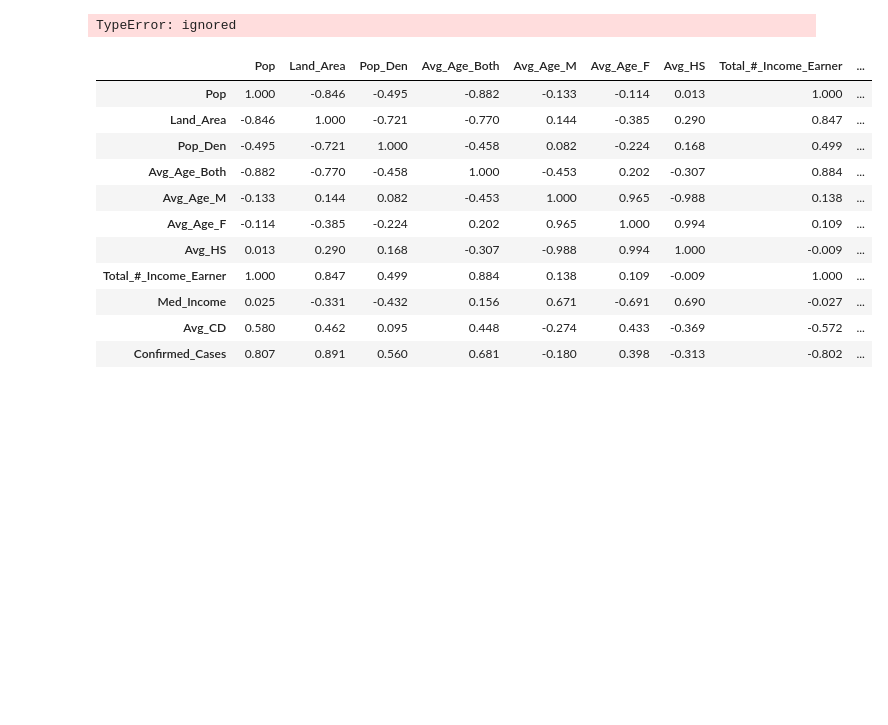
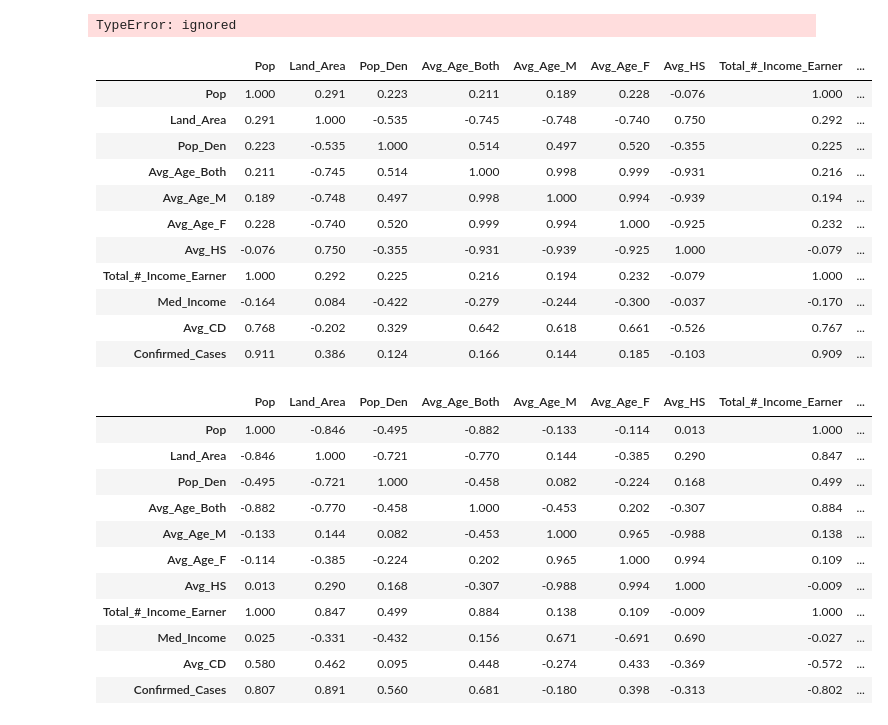
Before and after one commit to AI-Samoyed/COVID-Machine-Learning-, a Jupyter notebook: COVID_Master_Corrplot.ipynb, the cells around one changed output. Saved outputs shown, nothing was run; the diff lists cells and outputs as text; code cells hidden in the pictures; blank space fills up the shorter version.

```diff
--- a/COVID_Master_Corrplot.ipynb
+++ b/COVID_Master_Corrplot.ipynb
@@ -145,6 +145,21 @@ Successfully built pingouin outdated littleutils
 Installing collected packages: pandas-flavor, littleutils, outdated, pingouin
 Successfully installed littleutils-0.2.2 outdated-0.2.0 pandas-flavor-0.2.0 pingouin-0.3.8
 TypeError: ignored
+# %%
+new_prov.corr().round(3)
+# %% [output]
+|  | Pop | Land_Area | Pop_Den | Avg_Age_Both | Avg_Age_M | Avg_Age_F | Avg_HS | Total_#_Income_Earner | ... |
+| Pop | 1.000 | 0.291 | 0.223 | 0.211 | 0.189 | 0.228 | -0.076 | 1.000 | ... |
+| Land_Area | 0.291 | 1.000 | -0.535 | -0.745 | -0.748 | -0.740 | 0.750 | 0.292 | ... |
+| Pop_Den | 0.223 | -0.535 | 1.000 | 0.514 | 0.497 | 0.520 | -0.355 | 0.225 | ... |
+| Avg_Age_Both | 0.211 | -0.745 | 0.514 | 1.000 | 0.998 | 0.999 | -0.931 | 0.216 | ... |
+| Avg_Age_M | 0.189 | -0.748 | 0.497 | 0.998 | 1.000 | 0.994 | -0.939 | 0.194 | ... |
+| Avg_Age_F | 0.228 | -0.740 | 0.520 | 0.999 | 0.994 | 1.000 | -0.925 | 0.232 | ... |
+| Avg_HS | -0.076 | 0.750 | -0.355 | -0.931 | -0.939 | -0.925 | 1.000 | -0.079 | ... |
+| Total_#_Income_Earner | 1.000 | 0.292 | 0.225 | 0.216 | 0.194 | 0.232 | -0.079 | 1.000 | ... |
+| Med_Income | -0.164 | 0.084 | -0.422 | -0.279 | -0.244 | -0.300 | -0.037 | -0.170 | ... |
+| Avg_CD | 0.768 | -0.202 | 0.329 | 0.642 | 0.618 | 0.661 | -0.526 | 0.767 | ... |
+| Confirmed_Cases | 0.911 | 0.386 | 0.124 | 0.166 | 0.144 | 0.185 | -0.103 | 0.909 | ... |
 # %%
 new_prov.pcorr().round(3)
 # %% [output]
```
Also changed, not shown: parts of 2 cells of this notebook.
